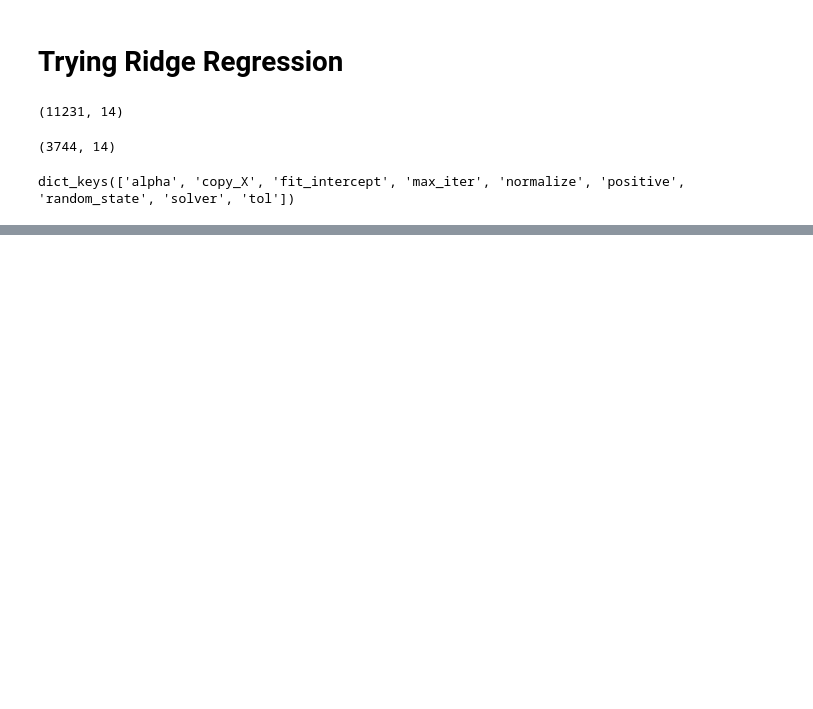
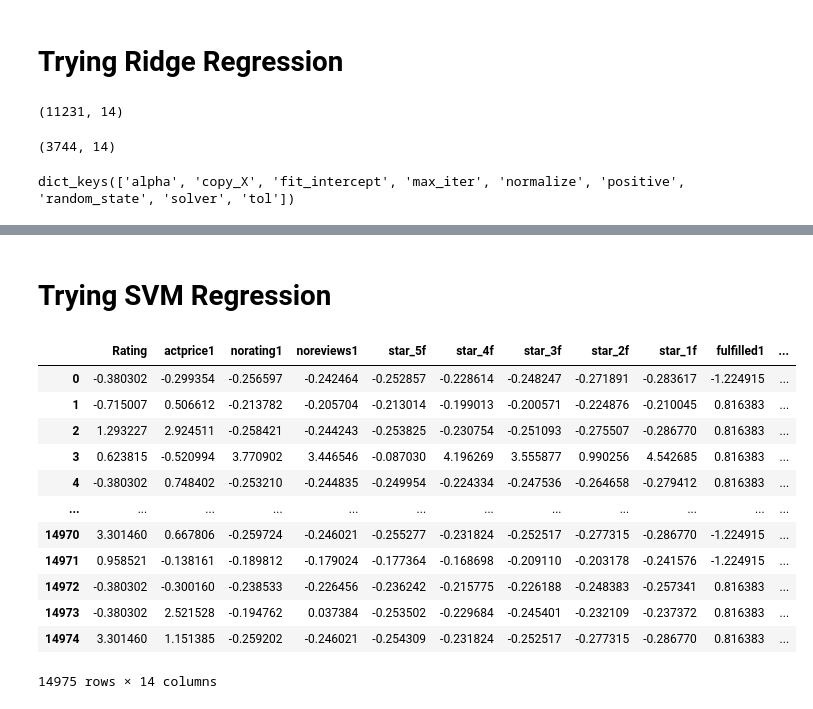
Before and after one commit to HridayAg0102/Summer-Analytics-2022, a Jupyter notebook: Final Hackathon/Final_Hackathon_notebook.ipynb, the cells around one changed output, grey strips where cells are left out. Cells and saved outputs as stored; diff of their text form; code cells hidden in the pictures; blank space fills up the shorter version.

```diff
--- a/Final Hackathon/Final_Hackathon_notebook.ipynb
+++ b/Final Hackathon/Final_Hackathon_notebook.ipynb
@@ -649,0 +635,21 @@ submission.to_csv('submission.csv', index = False)
+# %% [markdown]
+# Trying SVM Regression
+# %%
+scale = StandardScaler()
+
+X = pd.DataFrame(scale.fit_transform(X), columns = X.columns.to_list())
+X
+# %% [output]
+|  | Rating | actprice1 | norating1 | noreviews1 | star_5f | star_4f | star_3f | star_2f | star_1f | fulfilled1 | ... |
+| 0 | -0.380302 | -0.299354 | -0.256597 | -0.242464 | -0.252857 | -0.228614 | -0.248247 | -0.271891 | -0.283617 | -1.224915 | ... |
+| 1 | -0.715007 | 0.506612 | -0.213782 | -0.205704 | -0.213014 | -0.199013 | -0.200571 | -0.224876 | -0.210045 | 0.816383 | ... |
+| 2 | 1.293227 | 2.924511 | -0.258421 | -0.244243 | -0.253825 | -0.230754 | -0.251093 | -0.275507 | -0.286770 | 0.816383 | ... |
+| 3 | 0.623815 | -0.520994 | 3.770902 | 3.446546 | -0.087030 | 4.196269 | 3.555877 | 0.990256 | 4.542685 | 0.816383 | ... |
+| 4 | -0.380302 | 0.748402 | -0.253210 | -0.244835 | -0.249954 | -0.224334 | -0.247536 | -0.264658 | -0.279412 | 0.816383 | ... |
+| ... | ... | ... | ... | ... | ... | ... | ... | ... | ... | ... | ... |
+| 14970 | 3.301460 | 0.667806 | -0.259724 | -0.246021 | -0.255277 | -0.231824 | -0.252517 | -0.277315 | -0.286770 | -1.224915 | ... |
+| 14971 | 0.958521 | -0.138161 | -0.189812 | -0.179024 | -0.177364 | -0.168698 | -0.209110 | -0.203178 | -0.241576 | -1.224915 | ... |
+| 14972 | -0.380302 | -0.300160 | -0.238533 | -0.226456 | -0.236242 | -0.215775 | -0.226188 | -0.248383 | -0.257341 | 0.816383 | ... |
+| 14973 | -0.380302 | 2.521528 | -0.194762 | 0.037384 | -0.253502 | -0.229684 | -0.245401 | -0.232109 | -0.237372 | 0.816383 | ... |
+| 14974 | 3.301460 | 1.151385 | -0.259202 | -0.246021 | -0.254309 | -0.231824 | -0.252517 | -0.277315 | -0.286770 | 0.816383 | ... |
+14975 rows × 14 columns
```
Also changed, not shown: parts of 18 cells of this notebook, 49 other files.
